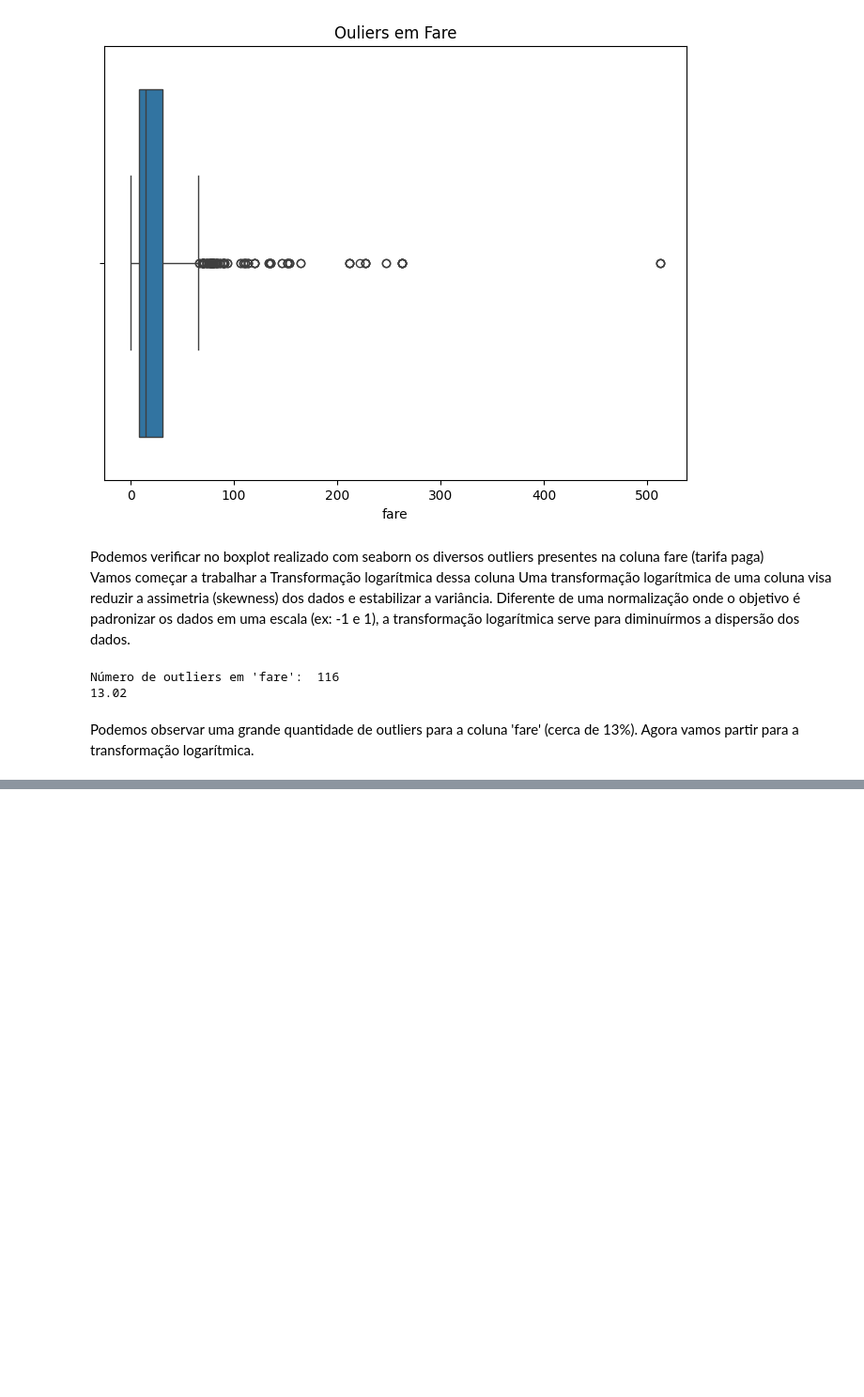
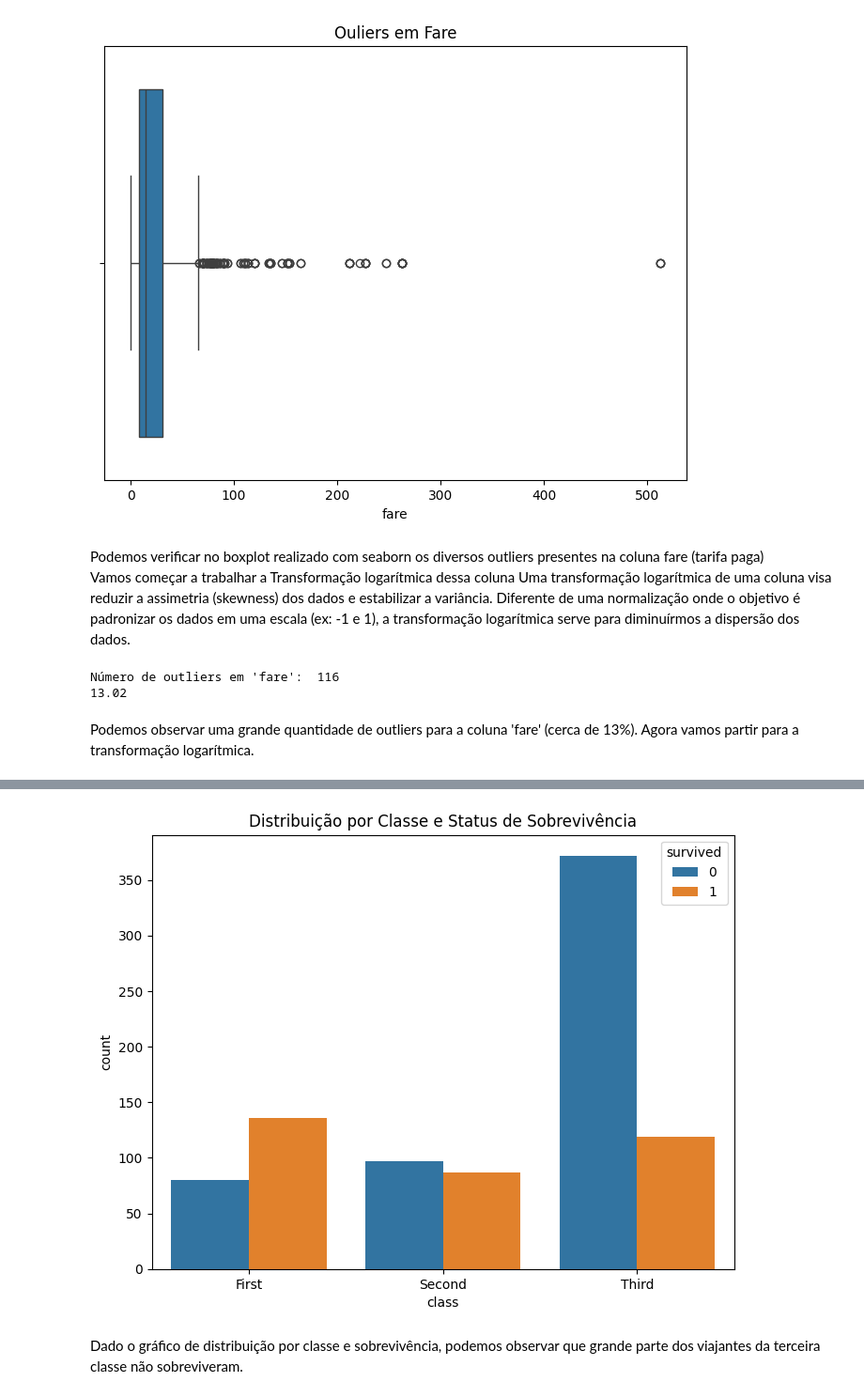
Before and after one commit to Renan-Silveira/EDA, a Jupyter notebook: EDA_Dataset_Titanic.ipynb, the cells around one changed output, grey strips where cells are left out. Shown: that part at 94% size. Drawn from its saved outputs; the diff is of its cells as text; code cells hidden in the pictures; blank space fills up the shorter version.

```diff
--- a/EDA_Dataset_Titanic.ipynb
+++ b/EDA_Dataset_Titanic.ipynb
@@ -175,0 +195,10 @@ Agora vamos partir para a transformação logarítmica.
+# %%
+#Vamos análisar as variáveis categóricas
+plt.figure(figsize=(8,6)) #ajustando o tamanho do gráfico
+sns.countplot(x='class', hue='survived', data=df_cleaned) #é um gráfico de barplot onde o parâmetro hue serve para a legenda usando o dataframe df_cleaned
+plt.title('Distribuição por Classe e Status de Sobrevivência') #adicionamos o título
+plt.show() #plotando o gráfico
+# %% [output]
+[figure, added]
+# %% [markdown]
+Dado o gráfico de distribuição por classe e sobrevivência, podemos observar que grande parte dos viajantes da terceira classe não sobreviveram.
```
Also changed, not shown: parts of 2 cells of this notebook.
